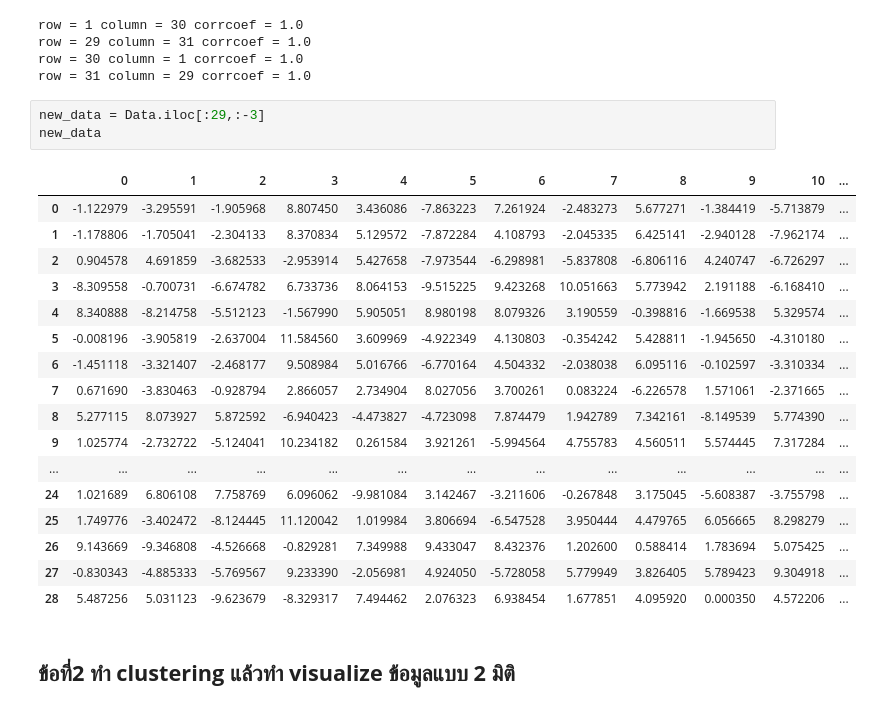
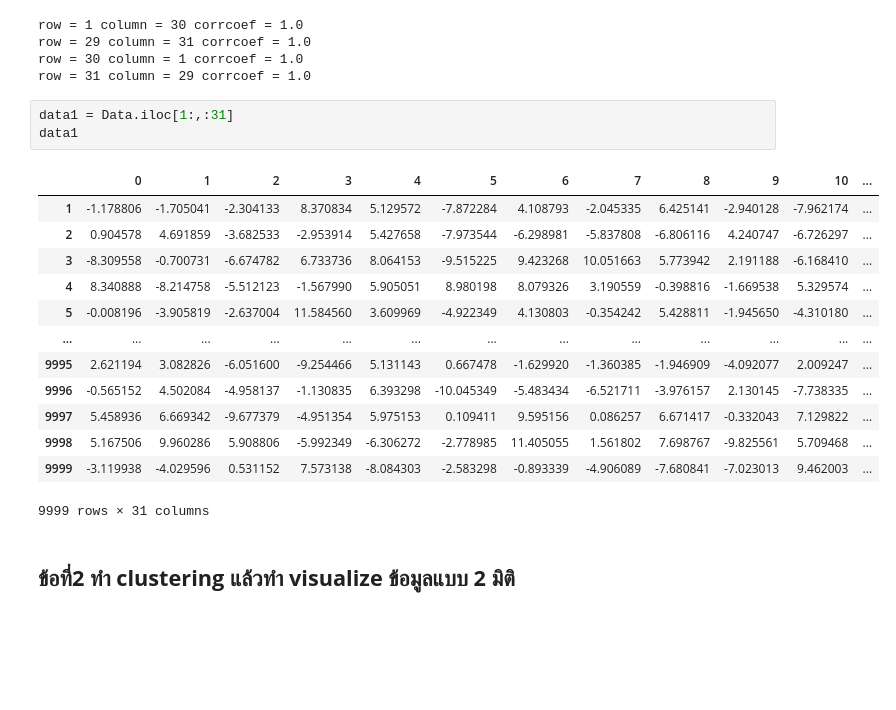
Before and after one commit to SupawadeeKhamthuy/multivariate, a Jupyter notebook: Multivariate_Exam.ipynb, the cells around one changed output. Saved outputs shown, nothing was run; the diff lists cells and outputs as text; blank space fills up the shorter version.

```diff
--- a/Multivariate_Exam.ipynb
+++ b/Multivariate_Exam.ipynb
@@ -95,27 +95,23 @@ row = 1 column = 30 corrcoef = 1.0
 row = 29 column = 31 corrcoef = 1.0
 row = 30 column = 1 corrcoef = 1.0
 row = 31 column = 29 corrcoef = 1.0
-# %%
-new_data = Data.iloc[:29,:-3]
-new_data
-# %% [output]
-|  | 0 | 1 | 2 | 3 | 4 | 5 | 6 | 7 | 8 | 9 | 10 | ... |
-| 0 | -1.122979 | -3.295591 | -1.905968 | 8.807450 | 3.436086 | -7.863223 | 7.261924 | -2.483273 | 5.677271 | -1.384419 | -5.713879 | ... |
-| 1 | -1.178806 | -1.705041 | -2.304133 | 8.370834 | 5.129572 | -7.872284 | 4.108793 | -2.045335 | 6.425141 | -2.940128 | -7.962174 | ... |
-| 2 | 0.904578 | 4.691859 | -3.682533 | -2.953914 | 5.427658 | -7.973544 | -6.298981 | -5.837808 | -6.806116 | 4.240747 | -6.726297 | ... |
-| 3 | -8.309558 | -0.700731 | -6.674782 | 6.733736 | 8.064153 | -9.515225 | 9.423268 | 10.051663 | 5.773942 | 2.191188 | -6.168410 | ... |
-| 4 | 8.340888 | -8.214758 | -5.512123 | -1.567990 | 5.905051 | 8.980198 | 8.079326 | 3.190559 | -0.398816 | -1.669538 | 5.329574 | ... |
-| 5 | -0.008196 | -3.905819 | -2.637004 | 11.584560 | 3.609969 | -4.922349 | 4.130803 | -0.354242 | 5.428811 | -1.945650 | -4.310180 | ... |
-| 6 | -1.451118 | -3.321407 | -2.468177 | 9.508984 | 5.016766 | -6.770164 | 4.504332 | -2.038038 | 6.095116 | -0.102597 | -3.310334 | ... |
-| 7 | 0.671690 | -3.830463 | -0.928794 | 2.866057 | 2.734904 | 8.027056 | 3.700261 | 0.083224 | -6.226578 | 1.571061 | -2.371665 | ... |
-| 8 | 5.277115 | 8.073927 | 5.872592 | -6.940423 | -4.473827 | -4.723098 | 7.874479 | 1.942789 | 7.342161 | -8.149539 | 5.774390 | ... |
-| 9 | 1.025774 | -2.732722 | -5.124041 | 10.234182 | 0.261584 | 3.921261 | -5.994564 | 4.755783 | 4.560511 | 5.574445 | 7.317284 | ... |
-| ... | ... | ... | ... | ... | ... | ... | ... | ... | ... | ... | ... | ... |
-| 24 | 1.021689 | 6.806108 | 7.758769 | 6.096062 | -9.981084 | 3.142467 | -3.211606 | -0.267848 | 3.175045 | -5.608387 | -3.755798 | ... |
-| 25 | 1.749776 | -3.402472 | -8.124445 | 11.120042 | 1.019984 | 3.806694 | -6.547528 | 3.950444 | 4.479765 | 6.056665 | 8.298279 | ... |
-| 26 | 9.143669 | -9.346808 | -4.526668 | -0.829281 | 7.349988 | 9.433047 | 8.432376 | 1.202600 | 0.588414 | 1.783694 | 5.075425 | ... |
-| 27 | -0.830343 | -4.885333 | -5.769567 | 9.233390 | -2.056981 | 4.924050 | -5.728058 | 5.779949 | 3.826405 | 5.789423 | 9.304918 | ... |
-| 28 | 5.487256 | 5.031123 | -9.623679 | -8.329317 | 7.494462 | 2.076323 | 6.938454 | 1.677851 | 4.095920 | 0.000350 | 4.572206 | ... |
+# %%
+data1 = Data.iloc[1:,:31]
+data1
+# %% [output]
+|  | 0 | 1 | 2 | 3 | 4 | 5 | 6 | 7 | 8 | 9 | 10 | ... |
+| 1 | -1.178806 | -1.705041 | -2.304133 | 8.370834 | 5.129572 | -7.872284 | 4.108793 | -2.045335 | 6.425141 | -2.940128 | -7.962174 | ... |
+| 2 | 0.904578 | 4.691859 | -3.682533 | -2.953914 | 5.427658 | -7.973544 | -6.298981 | -5.837808 | -6.806116 | 4.240747 | -6.726297 | ... |
+| 3 | -8.309558 | -0.700731 | -6.674782 | 6.733736 | 8.064153 | -9.515225 | 9.423268 | 10.051663 | 5.773942 | 2.191188 | -6.168410 | ... |
+| 4 | 8.340888 | -8.214758 | -5.512123 | -1.567990 | 5.905051 | 8.980198 | 8.079326 | 3.190559 | -0.398816 | -1.669538 | 5.329574 | ... |
+| 5 | -0.008196 | -3.905819 | -2.637004 | 11.584560 | 3.609969 | -4.922349 | 4.130803 | -0.354242 | 5.428811 | -1.945650 | -4.310180 | ... |
+| ... | ... | ... | ... | ... | ... | ... | ... | ... | ... | ... | ... | ... |
+| 9995 | 2.621194 | 3.082826 | -6.051600 | -9.254466 | 5.131143 | 0.667478 | -1.629920 | -1.360385 | -1.946909 | -4.092077 | 2.009247 | ... |
+| 9996 | -0.565152 | 4.502084 | -4.958137 | -1.130835 | 6.393298 | -10.045349 | -5.483434 | -6.521711 | -3.976157 | 2.130145 | -7.738335 | ... |
+| 9997 | 5.458936 | 6.669342 | -9.677379 | -4.951354 | 5.975153 | 0.109411 | 9.595156 | 0.086257 | 6.671417 | -0.332043 | 7.129822 | ... |
+| 9998 | 5.167506 | 9.960286 | 5.908806 | -5.992349 | -6.306272 | -2.778985 | 11.405055 | 1.561802 | 7.698767 | -9.825561 | 5.709468 | ... |
+| 9999 | -3.119938 | -4.029596 | 0.531152 | 7.573138 | -8.084303 | -2.583298 | -0.893339 | -4.906089 | -7.680841 | -7.023013 | 9.462003 | ... |
+9999 rows × 31 columns
 # %% [markdown]
 ## **ข้อที่2 ทำ clustering แล้วทำ visualize ข้อมูลแบบ 2 มิติ**
 # %% [markdown]
```
Also changed, not shown: parts of 10 cells of this notebook.
